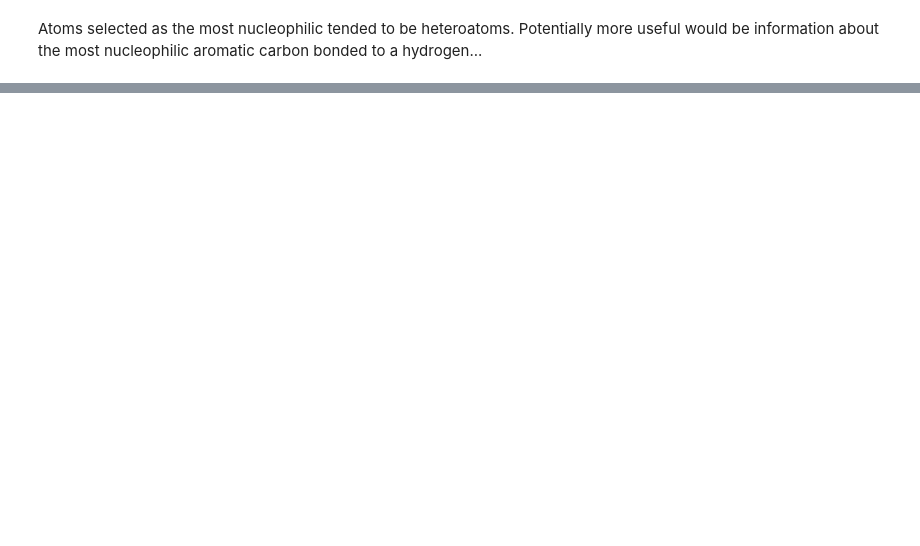
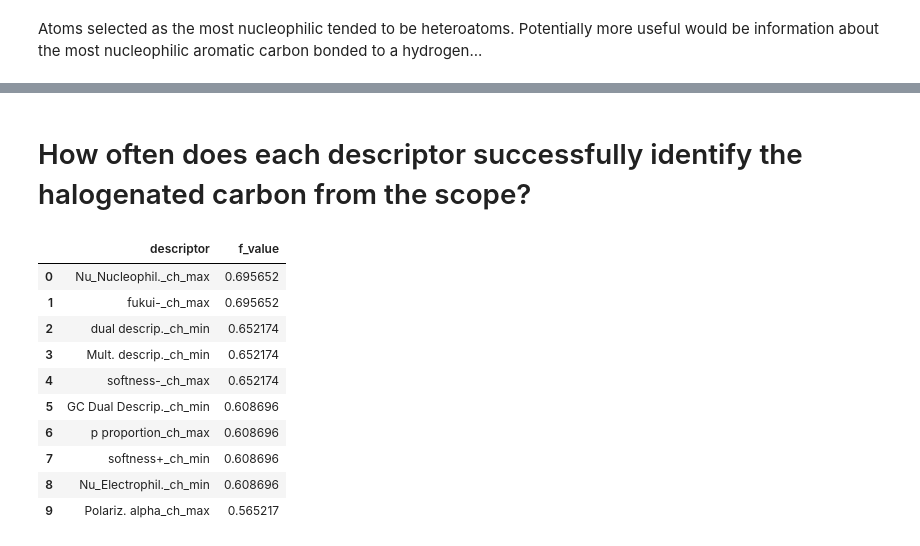
Before and after one commit to callumrjohn/continuous_condition_optimiser, a Jupyter notebook: notebooks/aqme_descriptors.ipynb, the cells around one changed output, grey strips where cells are left out. Saved outputs shown, nothing was run; the diff lists cells and outputs as text; code cells hidden in the pictures; blank space fills up the shorter version.

```diff
--- a/notebooks/aqme_descriptors.ipynb
+++ b/notebooks/aqme_descriptors.ipynb
@@ -212,0 +330,32 @@ Atoms selected tended to be the most reactive within the investigated system, an
+# %% [markdown]
+# How often does each descriptor successfully identify the halogenated carbon from the scope?
+# %%
+# Filter the DataFrame to only include successfully halogenated substrates and calculate the F values
+
+halogenated_substrates_df = ch_index_df[ch_index_df['halogenated_index'].notna()]
+
+f_values = []
+
+for column in halogenated_substrates_df.columns[2:]:
+    truth_list = [x == y[0] for x, y in zip(halogenated_substrates_df['halogenated_index'], halogenated_substrates_df[column])]
+    f_value = sum(truth_list) / len(truth_list)
+    f_values.append(f_value)
+
+f_values_df = pd.DataFrame({
+    'descriptor': halogenated_substrates_df.columns[2:],
+    'f_value': f_values
+})
+f_values_df = f_values_df.sort_values('f_value', ascending=False).reset_index(drop=True)
+f_values_df.head(10)
+# %% [output]
+|  | descriptor | f_value |
+| 0 | Nu_Nucleophil._ch_max | 0.695652 |
+| 1 | fukui-_ch_max | 0.695652 |
+| 2 | dual descrip._ch_min | 0.652174 |
+| 3 | Mult. descrip._ch_min | 0.652174 |
+| 4 | softness-_ch_max | 0.652174 |
+| 5 | GC Dual Descrip._ch_min | 0.608696 |
+| 6 | p proportion_ch_max | 0.608696 |
+| 7 | softness+_ch_min | 0.608696 |
+| 8 | Nu_Electrophil._ch_min | 0.608696 |
+| 9 | Polariz. alpha_ch_max | 0.565217 |
```
Also changed, not shown: parts of 16 cells of this notebook.
